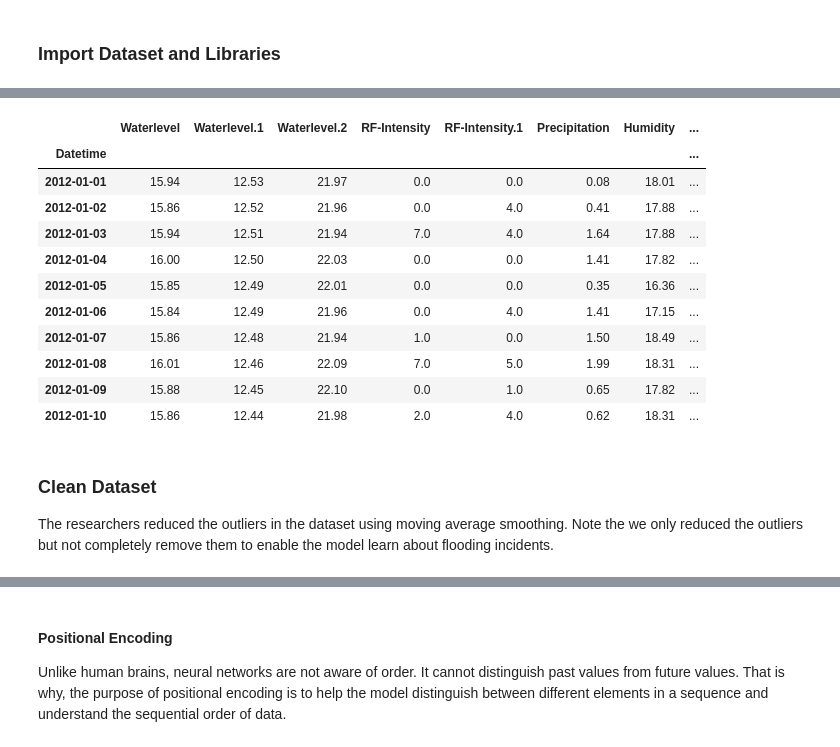
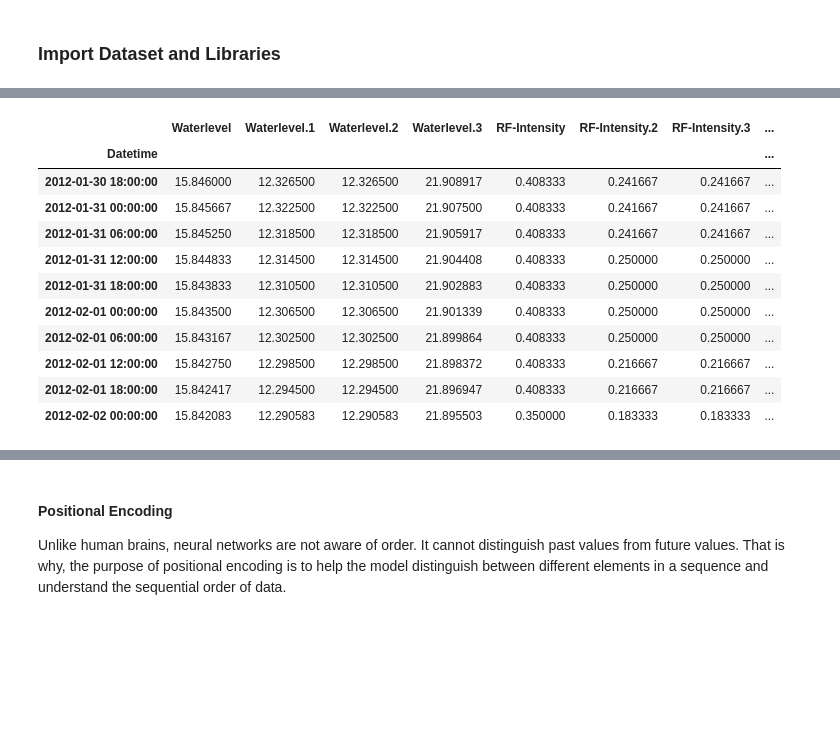
Before and after one commit to NathanAlmazan/RiverCast, a Jupyter notebook: notebooks/bidirectional/rivercast.ipynb, the cells around one changed output, grey strips where cells are left out. Saved outputs shown, nothing was run; the diff lists cells and outputs as text; code cells hidden in the pictures; blank space fills up the shorter version.

Commit message:
retrained model

```diff
--- a/notebooks/bidirectional/rivercast.ipynb
+++ b/notebooks/bidirectional/rivercast.ipynb
@@ -28,43 +26,42 @@ To make sure that our data types are suited for learning, the researchers conver
 # %%
+df = pd.read_csv('riverlevel.csv')  # import dataset
+
 # convert month name to integer
 month_dict = dict((v, k) for k, v in enumerate(calendar.month_name))
 df['Month'] = df['Month'].map(month_dict)
 
 # create datetime column
 df[['Year', 'Month', 'Day', 'Hour']] = df[['Year', 'Month', 'Day', 'Hour']].astype(int)
 df['Hour'] = df['Hour'].apply(lambda x: x if x < 24 else 0)
 
 # convert year, month, day, and hour columns into timestamp
 df['Datetime'] = df[['Year', 'Month', 'Day', 'Hour']].apply(lambda row: datetime(row['Year'], row['Month'], row['Day'], row['Hour']).isoformat(), axis=1)
 df["Datetime"] = pd.to_datetime(df["Datetime"], format='ISO8601')
 
 # assign timestamps as the data frame index
 df.index = df["Datetime"]
 df = df.drop(['Datetime'], axis=1)
 
 # select the parameters
-df = df[['Waterlevel', 'Waterlevel.1', 'Waterlevel.2', 'RF-Intensity', 'RF-Intensity.1', 'Precipitation', 'Humidity', 'Temperature']]
+df = df[['Waterlevel', 'Waterlevel.1', 'Waterlevel.2', 'Waterlevel.3', 'RF-Intensity', 'RF-Intensity.2', 'RF-Intensity.3', 'Precipitation', 'Precipitation.1', 'Precipitation.2', 'Humidity', 'Humidity.1', 'Humidity.2', 'Temperature', 'Temperature.1', 'Temperature.2']]
 df = df.astype(np.float64)  # convert parameters into a double precision floating number
 
 # fill in missing values using linear interpolation
 df = df.interpolate(method='linear', limit_direction='forward')
-df = df.resample('24H').max()  # resample dataset using the max value for each 24-hours
+df = df.resample('6H').max()  # resample dataset using the max value for each 24-hours
+df = df.rolling(120).mean().dropna()  # perform moving average smoothing
 
 df.head(10)  # display data frame
 # %% [output]
-|  | Waterlevel | Waterlevel.1 | Waterlevel.2 | RF-Intensity | RF-Intensity.1 | Precipitation | Humidity | ... |
+|  | Waterlevel | Waterlevel.1 | Waterlevel.2 | Waterlevel.3 | RF-Intensity | RF-Intensity.2 | RF-Intensity.3 | ... |
 | Datetime |  |  |  |  |  |  |  | ... |
-| 2012-01-01 | 15.94 | 12.53 | 21.97 | 0.0 | 0.0 | 0.08 | 18.01 | ... |
-| 2012-01-02 | 15.86 | 12.52 | 21.96 | 0.0 | 4.0 | 0.41 | 17.88 | ... |
-| 2012-01-03 | 15.94 | 12.51 | 21.94 | 7.0 | 4.0 | 1.64 | 17.88 | ... |
-| 2012-01-04 | 16.00 | 12.50 | 22.03 | 0.0 | 0.0 | 1.41 | 17.82 | ... |
-| 2012-01-05 | 15.85 | 12.49 | 22.01 | 0.0 | 0.0 | 0.35 | 16.36 | ... |
-| 2012-01-06 | 15.84 | 12.49 | 21.96 | 0.0 | 4.0 | 1.41 | 17.15 | ... |
-| 2012-01-07 | 15.86 | 12.48 | 21.94 | 1.0 | 0.0 | 1.50 | 18.49 | ... |
-| 2012-01-08 | 16.01 | 12.46 | 22.09 | 7.0 | 5.0 | 1.99 | 18.31 | ... |
-| 2012-01-09 | 15.88 | 12.45 | 22.10 | 0.0 | 1.0 | 0.65 | 17.82 | ... |
-| 2012-01-10 | 15.86 | 12.44 | 21.98 | 2.0 | 4.0 | 0.62 | 18.31 | ... |
+| 2012-01-30 18:00:00 | 15.846000 | 12.326500 | 12.326500 | 21.908917 | 0.408333 | 0.241667 | 0.241667 | ... |
+| 2012-01-31 00:00:00 | 15.845667 | 12.322500 | 12.322500 | 21.907500 | 0.408333 | 0.241667 | 0.241667 | ... |
+| 2012-01-31 06:00:00 | 15.845250 | 12.318500 | 12.318500 | 21.905917 | 0.408333 | 0.241667 | 0.241667 | ... |
+| 2012-01-31 12:00:00 | 15.844833 | 12.314500 | 12.314500 | 21.904408 | 0.408333 | 0.250000 | 0.250000 | ... |
+| 2012-01-31 18:00:00 | 15.843833 | 12.310500 | 12.310500 | 21.902883 | 0.408333 | 0.250000 | 0.250000 | ... |
+| 2012-02-01 00:00:00 | 15.843500 | 12.306500 | 12.306500 | 21.901339 | 0.408333 | 0.250000 | 0.250000 | ... |
+| 2012-02-01 06:00:00 | 15.843167 | 12.302500 | 12.302500 | 21.899864 | 0.408333 | 0.250000 | 0.250000 | ... |
+| 2012-02-01 12:00:00 | 15.842750 | 12.298500 | 12.298500 | 21.898372 | 0.408333 | 0.216667 | 0.216667 | ... |
+| 2012-02-01 18:00:00 | 15.842417 | 12.294500 | 12.294500 | 21.896947 | 0.408333 | 0.216667 | 0.216667 | ... |
+| 2012-02-02 00:00:00 | 15.842083 | 12.290583 | 12.290583 | 21.895503 | 0.350000 | 0.183333 | 0.183333 | ... |
-# %% [markdown]
-### Clean Dataset
-
-The researchers reduced the outliers in the dataset using moving average smoothing. Note the we only reduced the outliers but not completely remove them to enable the model learn about flooding incidents.
```
Also changed, not shown: parts of 55 cells of this notebook, 11 other files.
